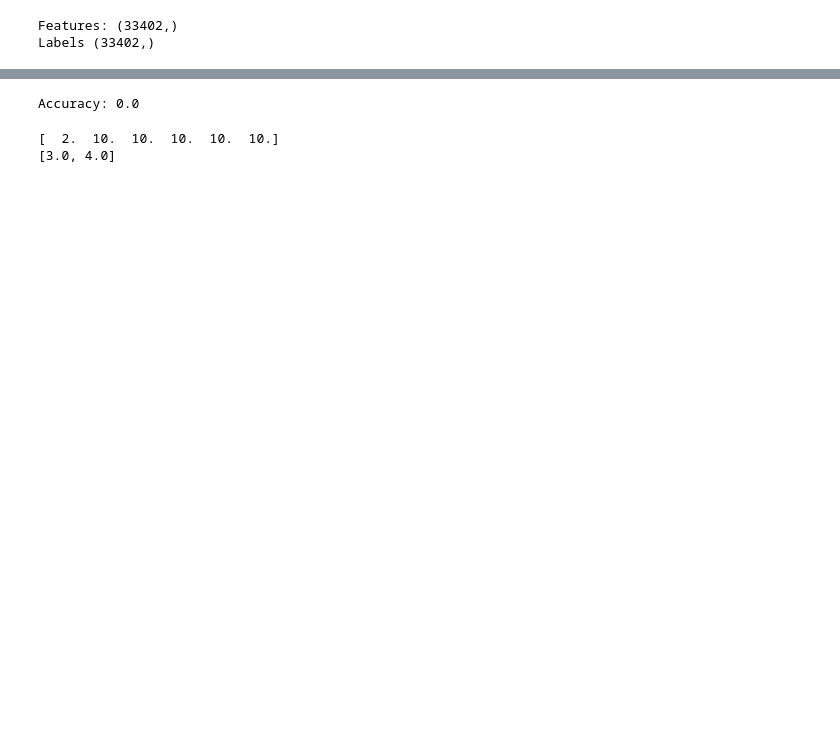
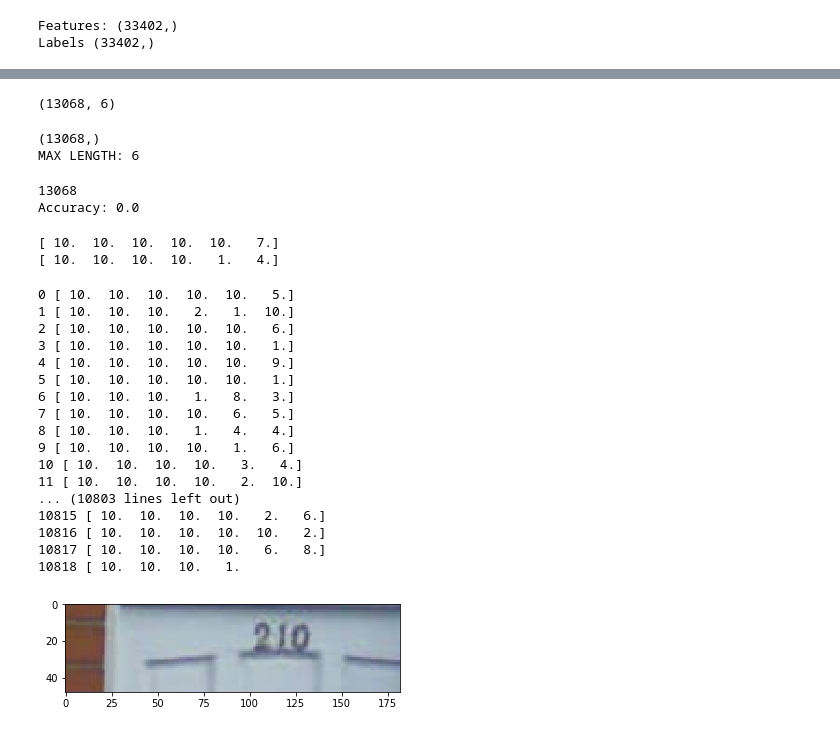
Before and after one commit to danielhallinan88/udacity_capstone, a Jupyter notebook: svhn-multi-digit-ModelAPI-cnn.ipynb, the cells around one changed output, grey strips where cells are left out. Cells and saved outputs as stored; diff of their text form; code cells hidden in the pictures; blank space fills up the shorter version.

Commit message:
redoing multidigit classification

```diff
--- a/svhn-multi-digit-ModelAPI-cnn.ipynb
+++ b/svhn-multi-digit-ModelAPI-cnn.ipynb
@@ -109,20 +136,29 @@ def remove_val(labels, in_val, out_val):
 
 def pad_labels(train_labels):
     print(train_labels.shape)
-    max_len = 0
+    #max_len = 0
+    max_len = 6
 
     for arr in train_labels:
         max_len = max(len(arr), max_len)
 
     print("MAX LENGTH: {}".format(max_len))
 
-    return np.array([arr + ((max_len - len(arr)) * [10.0]) for arr in train_labels])
+    return np.array([((max_len - len(arr)) * [10.0]) + arr for arr in train_labels])
+    #return np.array([arr + ((max_len - len(arr)) * [10.0]) for arr in train_labels])
 
 def one_hot_encoding(labels):
     return np.array([ to_categorical(label, num_classes=11) for label in labels])
 
+def remove_10s(labels):
+    for label in labels:
+        for i, digit in enumerate(label):
+            if digit > 9:
+                label[i] = 0.
 
-train_labels[24] = [6.0, 0.0, 1.0]
+    return labels
+
+train_labels = remove_10s(train_labels)
 print(train_labels[24])
 print(train_labels.shape)
 
@@ -346,16 +406,72 @@ resized_test_images = resize_32x32(test_features)
 # %%
 test_predictions = predict(model, resized_test_images)
+print(test_predictions.shape)
+# %% [output]
+(13068, 6)
+# %%
+#test_labels = remove_10s(test_labels)
+test_labels = pad_labels(test_labels)
+# %% [output]
+(13068,)
+MAX LENGTH: 6
 # %%
-print("Accuracy: {}".format(get_accuracy(test_predictions, test_labels)*100))
+#print("Accuracy: {}".format(get_accuracy(test_predictions, test_labels)*100))
+print(len(test_predictions))
+print("Accuracy: {}".format(get_multidigit_accuracy(test_predictions, test_labels)*100))
 # %% [output]
+13068
 Accuracy: 0.0
 # %%
-sample = 10
+sample = 15
 print(test_predictions[sample])
 print(test_labels[sample])
 # %% [output]
-[  2.  10.  10.  10.  10.  10.]
-[3.0, 4.0]
+[ 10.  10.  10.  10.  10.   7.]
+[ 10.  10.  10.  10.   1.   4.]
+# %%
+#padded_labels[padded_labels == 10] = 0
+def remove_10s(labels):
+    for label in labels:
+        for i, digit in enumerate(label):
+            if digit > 9:
+                label[i] = 0.
+
+    return labels
+
+
+
+for i, label in enumerate(test_labels):
+    if 10. in label:
+        print(i, label)
+
+
+
+#,1, 11, 18, 25, 34, 45
+print(test_labels[1])
+test_set = [test_features[1]]
+
+for img in test_set:
+    fig,ax  = plt.subplots(1)
+    ax.imshow(img)
+# %% [output]
+0 [ 10.  10.  10.  10.  10.   5.]
+1 [ 10.  10.  10.   2.   1.  10.]
+2 [ 10.  10.  10.  10.  10.   6.]
+3 [ 10.  10.  10.  10.  10.   1.]
+4 [ 10.  10.  10.  10.  10.   9.]
+5 [ 10.  10.  10.  10.  10.   1.]
+6 [ 10.  10.  10.   1.   8.   3.]
+7 [ 10.  10.  10.  10.   6.   5.]
+8 [ 10.  10.  10.   1.   4.   4.]
+9 [ 10.  10.  10.  10.   1.   6.]
+10 [ 10.  10.  10.  10.   3.   4.]
+11 [ 10.  10.  10.  10.   2.  10.]
+... (10803 lines left out)
+10815 [ 10.  10.  10.  10.   2.   6.]
+10816 [ 10.  10.  10.  10.  10.   2.]
+10817 [ 10.  10.  10.  10.   6.   8.]
+10818 [ 10.  10.  10.   1.
+[figure, added]
 # %%
 %matplotlib inline
 plt.figure(figsize=(14, 7))
```
Also changed, not shown: parts of 17 cells of this notebook, 7 other files.
